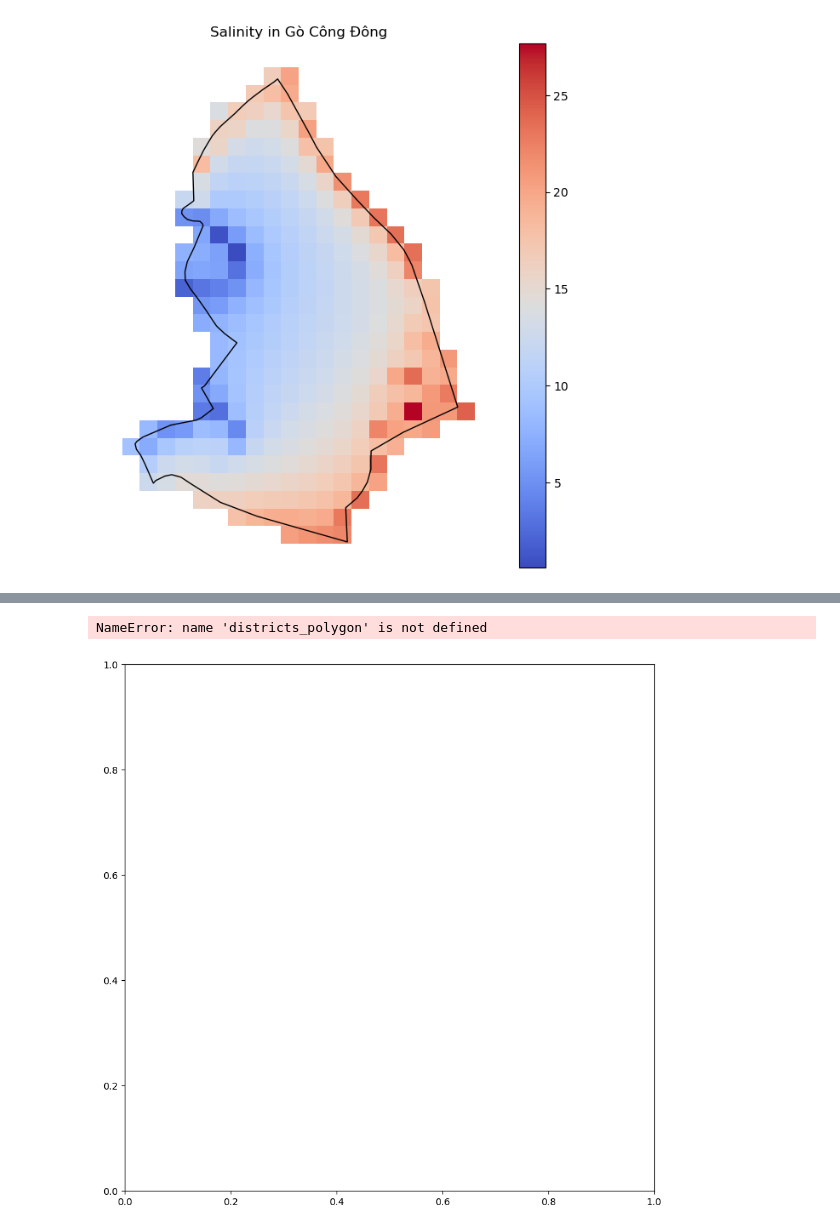
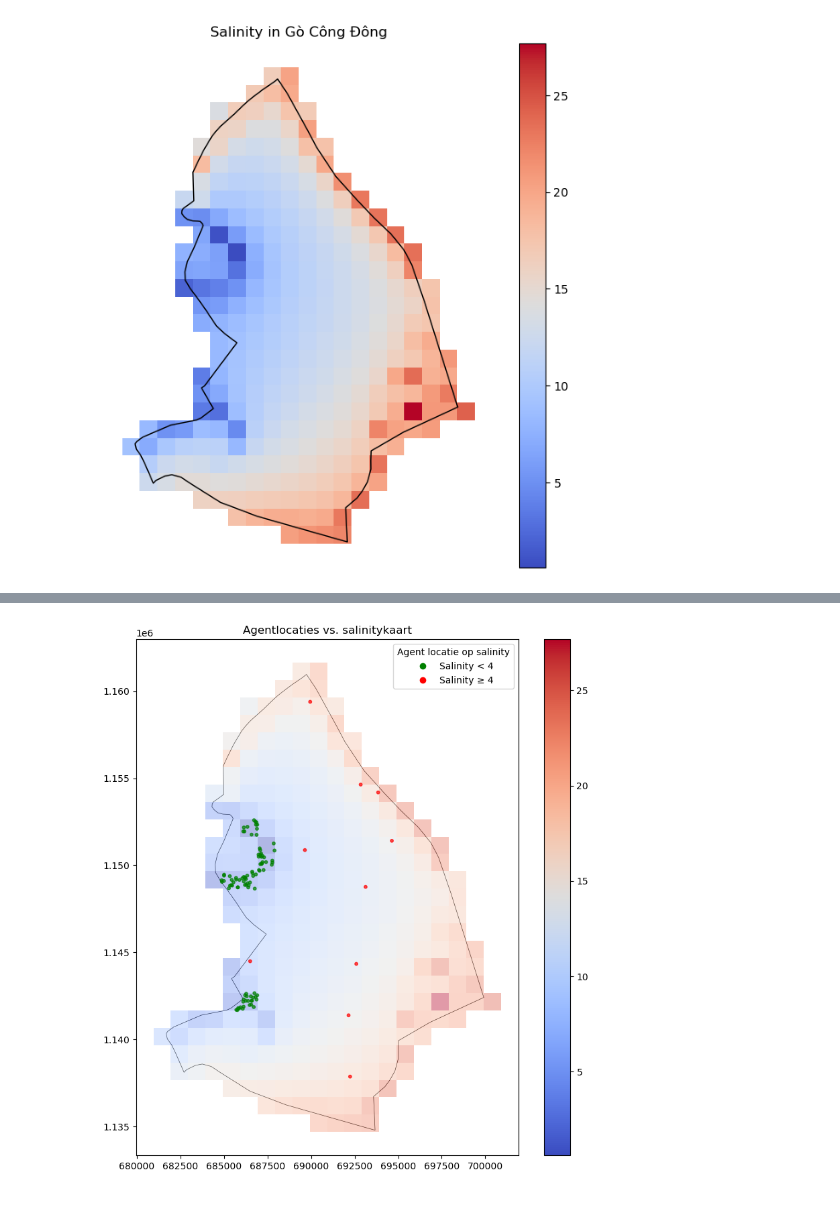
Before and after one commit to Juliettevanalst/Thesis, a Jupyter notebook: Model_Version3/Model_run3.ipynb, the cells around one changed output, grey strips where cells are left out. Cells and saved outputs as stored; diff of their text form; code cells hidden in the pictures.

```diff
--- a/Model_Version3/Model_run3.ipynb
+++ b/Model_Version3/Model_run3.ipynb
@@ -324,34 +402,33 @@ for node_id, (x, y) in positions.items():
     if sal is not None:
         points.append(Point(x, y))
         sals.append(sal)
         # Kleur op basis van salinity
         if sal < 4:
             colors.append("green")
         else:
             colors.append("red")
 
 fig, ax = plt.subplots(figsize=(10, 10))
 
 # Plot de districten en salinity polygonen
-model.districts_polygon.plot(ax=ax, facecolor="none", edgecolor="black", linewidth=0.5)
-model.salinity_data.plot(column="Salinity", cmap="coolwarm", legend=True, ax=ax, alpha=0.4)
+model.polygon_districts.plot(ax=ax, facecolor="none", edgecolor="black", linewidth=0.5)
+model.data_salinity.plot(column="Salinity", cmap="coolwarm", legend=True, ax=ax, alpha=0.4)
 
 # Plot je agents als scatter
 xs = [pt.x for pt in points]
 ys = [pt.y for pt in points]
 
 ax.scatter(xs, ys, c=colors, s=10, alpha=0.7, label="Agents")
 
 # Optionele legenda
 from matplotlib.lines import Line2D
 legend_elements = [
     Line2D([0], [0], marker='o', color='w', label='Salinity < 4', markerfacecolor='green', markersize=8),
     Line2D([0], [0], marker='o', color='w', label='Salinity ≥ 4', markerfacecolor='red', markersize=8)
 ]
 ax.legend(handles=legend_elements, title="Agent locatie op salinity")
 ax.set_title("Agentlocaties vs. salinitykaart")
 
 plt.show()
 # %% [output]
-NameError: name 'districts_polygon' is not defined
-[figure, old version]
+[figure, new version]
```
Also changed, not shown: parts of 14 cells of this notebook, 2 other files.
